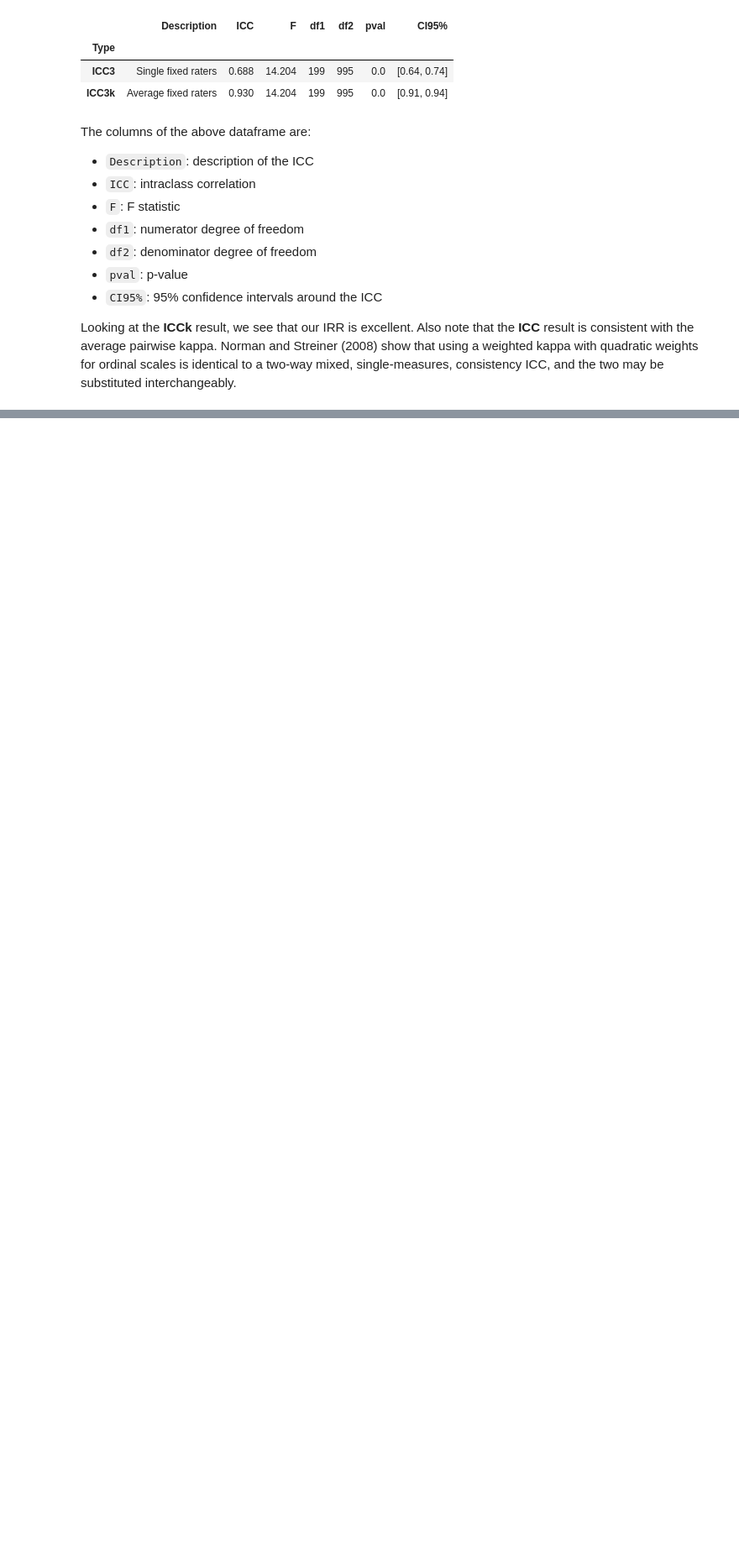
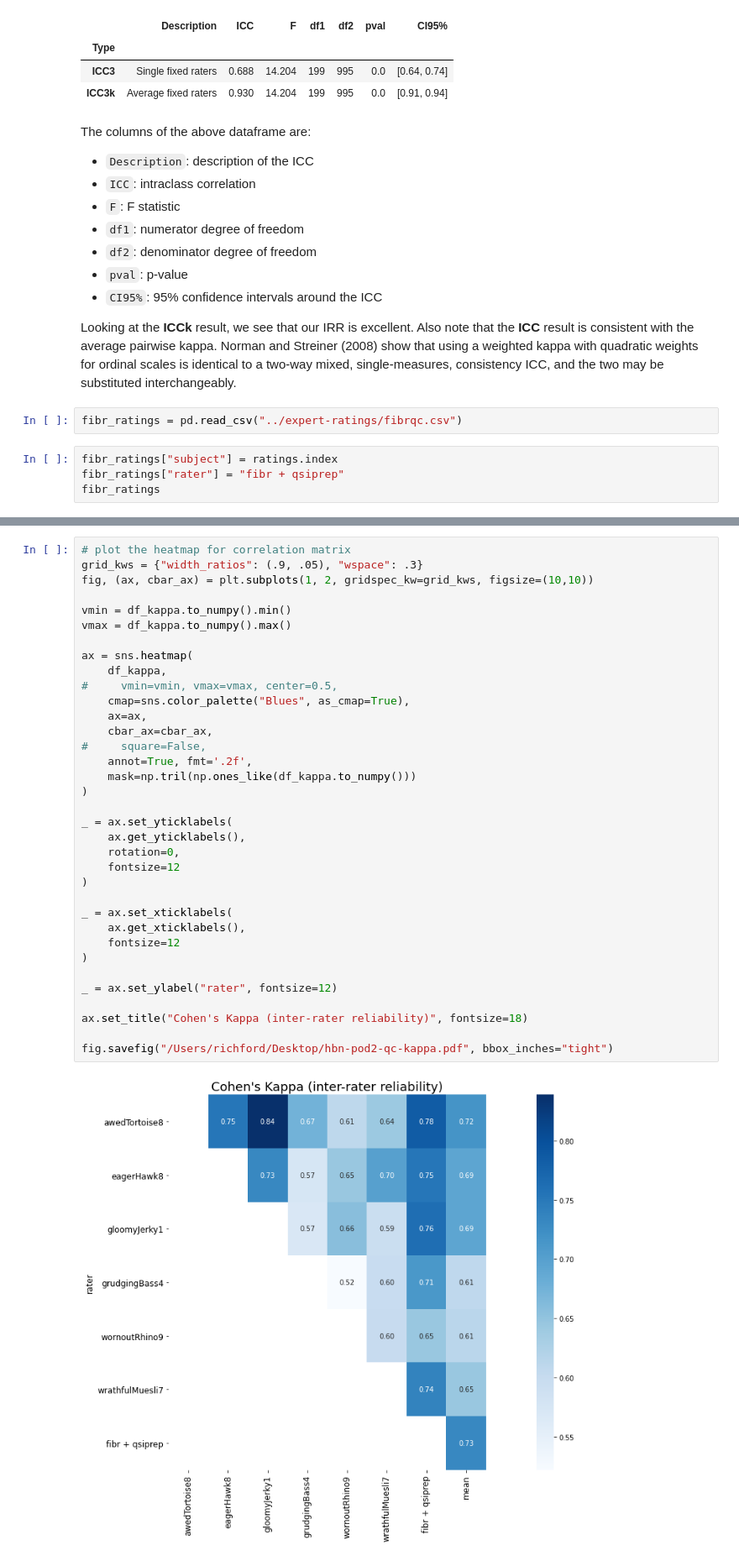
Before and after one commit to richford/hbn-pod2-qc, a Jupyter notebook: notebooks/combine_expert_qc.ipynb, the cells around one changed output, grey strips where cells are left out. Shown: that part at 84% size. Cells and saved outputs as stored; diff of their text form; blank space fills up the shorter version.

```diff
--- a/notebooks/combine_expert_qc.ipynb
+++ b/notebooks/combine_expert_qc.ipynb
@@ -158,3 +183,9 @@ The columns of the above dataframe are:
 - `CI95%`: 95% confidence intervals around the ICC
 
 Looking at the **ICCk** result, we see that our IRR is excellent. Also note that the **ICC** result is consistent with the average pairwise kappa. Norman and Streiner (2008) show that using a weighted kappa with quadratic weights for ordinal scales is identical to a two-way mixed, single-measures, consistency ICC, and the two may be substituted interchangeably.
+# %%
+fibr_ratings = pd.read_csv("../expert-ratings/fibrqc.csv")
+# %%
+fibr_ratings["subject"] = ratings.index
+fibr_ratings["rater"] = "fibr + qsiprep"
+fibr_ratings
@@ -160,0 +273,37 @@ Looking at the **ICCk** result, we see that our IRR is excellent. Also note that
+# %%
+# plot the heatmap for correlation matrix
+grid_kws = {"width_ratios": (.9, .05), "wspace": .3}
+fig, (ax, cbar_ax) = plt.subplots(1, 2, gridspec_kw=grid_kws, figsize=(10,10))
+
+vmin = df_kappa.to_numpy().min()
+vmax = df_kappa.to_numpy().max()
+
+ax = sns.heatmap(
+    df_kappa,
+#     vmin=vmin, vmax=vmax, center=0.5,
+    cmap=sns.color_palette("Blues", as_cmap=True),
+    ax=ax,
+    cbar_ax=cbar_ax,
+#     square=False,
+    annot=True, fmt='.2f',
+    mask=np.tril(np.ones_like(df_kappa.to_numpy()))
+)
+
+_ = ax.set_yticklabels(
+    ax.get_yticklabels(),
+    rotation=0,
+    fontsize=12
+)
+
+_ = ax.set_xticklabels(
+    ax.get_xticklabels(),
+    fontsize=12
+)
+
+_ = ax.set_ylabel("rater", fontsize=12)
+
+ax.set_title("Cohen's Kappa (inter-rater reliability)", fontsize=18)
+
+fig.savefig("/Users/richford/Desktop/hbn-pod2-qc-kappa.pdf", bbox_inches="tight")
+# %% [output]
+[figure, added]
```
Also changed, not shown: parts of 8 cells of this notebook, 28 other files.
